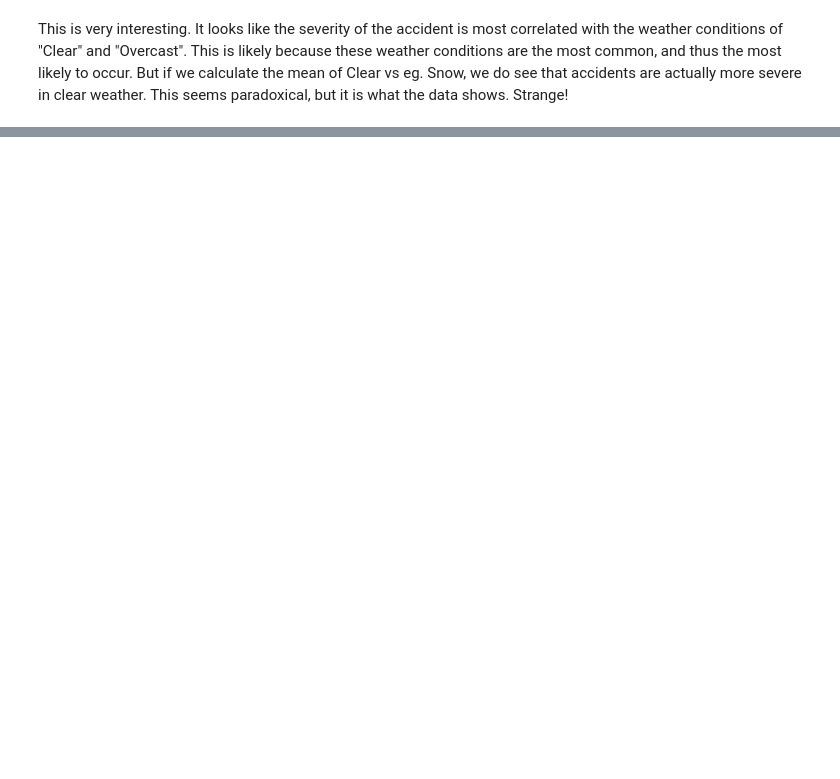
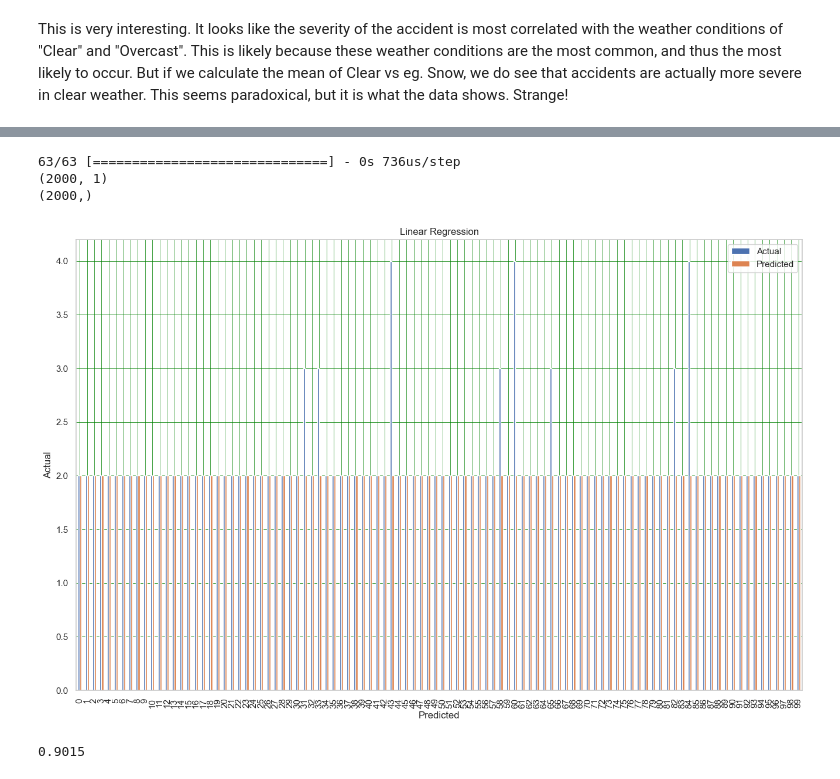
Before and after one commit to sseshadri26/ECE133A-Project, a Jupyter notebook: Project Notebook.ipynb, the cells around one changed output, grey strips where cells are left out. Drawn from its saved outputs; the diff is of its cells as text; code cells hidden in the pictures; blank space fills up the shorter version.

```diff
--- a/Project Notebook.ipynb
+++ b/Project Notebook.ipynb
@@ -459,0 +609,33 @@ This is very interesting. It looks like the severity of the accident is most cor
+# %%
+# get the y_pred values for the test set
+y_pred = model.predict(X_test)
+
+print(y_pred.shape)
+print(y_test.shape)
+
+y_pred_round = y_pred[:,0].round()
+
+df = pd.DataFrame({'Actual': y_test, 'Predicted': y_pred_round})
+
+df1 = df.head(100)
+
+df1.plot(kind='bar',figsize=(16,10))
+plt.grid(which='major', linestyle='-', linewidth='0.5', color='green')
+plt.grid(which='minor', linestyle=':', linewidth='0.5', color='black')
+plt.xlabel("Predicted")
+plt.ylabel("Actual")
+plt.title("Linear Regression")
+plt.show()
+# %% [output]
+63/63 [==============================] - 0s 736us/step
+(2000, 1)
+(2000,)
+[figure, added]
+# %%
+y_pred_round = y_pred[:,0].round()
+
+# compare the actual and predicted values to get an accuracy score
+from sklearn.metrics import accuracy_score
+print(accuracy_score(y_test, y_pred_round))
+# %% [output]
+0.9015
```
Also changed, not shown: parts of 18 cells of this notebook, 4 other files.
